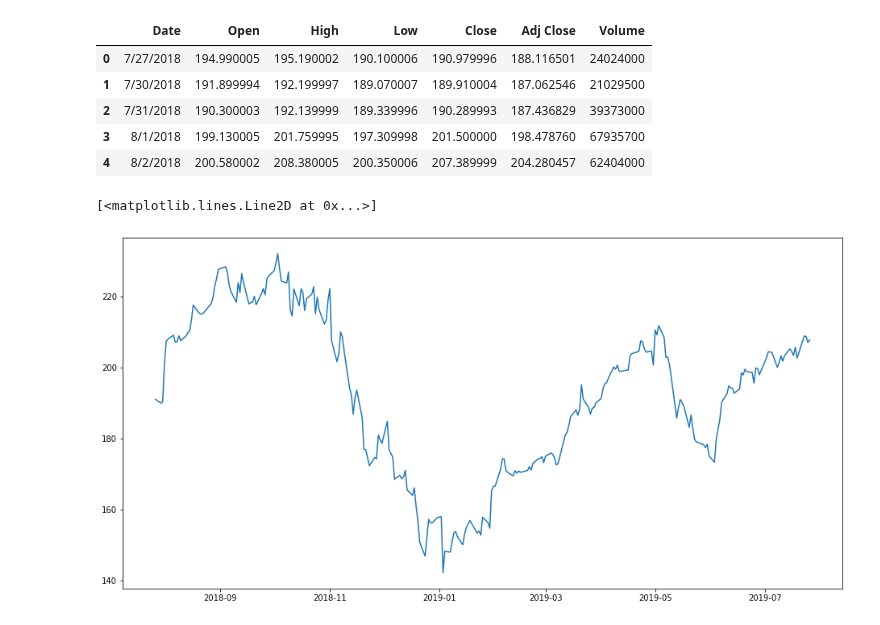
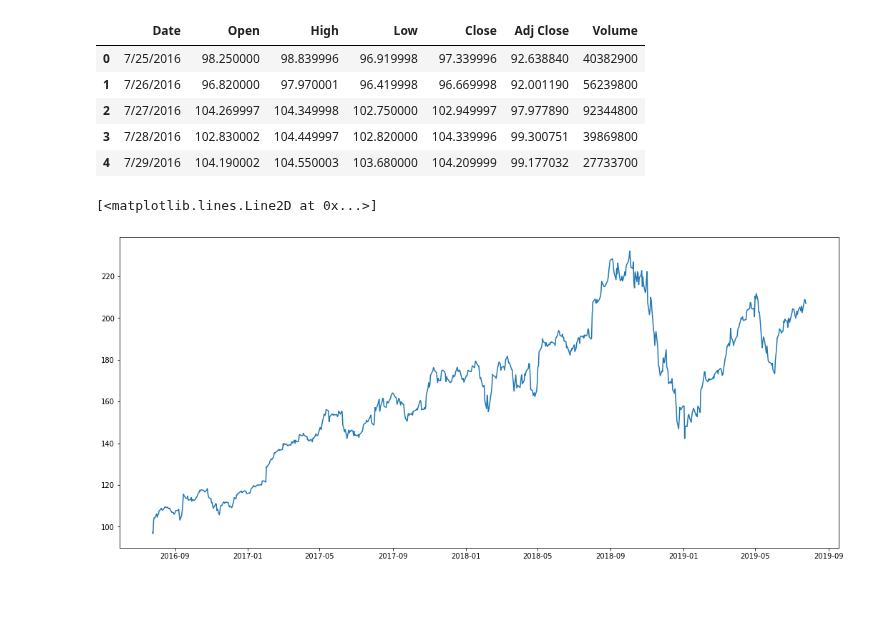
Before and after one commit to Bitakh80/Project-3--Machine-Learning, a Jupyter notebook: Stock Analysis .ipynb, the cells around one changed output. Cells and saved outputs as stored; diff of their text form; code cells hidden in the pictures; blank space fills up the shorter version.

```diff
--- a/Stock Analysis .ipynb
+++ b/Stock Analysis .ipynb
@@ -16,25 +16,25 @@ from sklearn.preprocessing import MinMaxScaler
 scaler = MinMaxScaler(feature_range=(0, 1))
 # %%
 #read the file
-df = pd.read_csv('AAPL.csv')
+df = pd.read_csv('AAPL_1.csv')
 # %%
 #print the head
 df.head()
 # %% [output]
 |  | Date | Open | High | Low | Close | Adj Close | Volume |
-| 0 | 7/27/2018 | 194.990005 | 195.190002 | 190.100006 | 190.979996 | 188.116501 | 24024000 |
-| 1 | 7/30/2018 | 191.899994 | 192.199997 | 189.070007 | 189.910004 | 187.062546 | 21029500 |
-| 2 | 7/31/2018 | 190.300003 | 192.139999 | 189.339996 | 190.289993 | 187.436829 | 39373000 |
-| 3 | 8/1/2018 | 199.130005 | 201.759995 | 197.309998 | 201.500000 | 198.478760 | 67935700 |
-| 4 | 8/2/2018 | 200.580002 | 208.380005 | 200.350006 | 207.389999 | 204.280457 | 62404000 |
+| 0 | 7/25/2016 | 98.250000 | 98.839996 | 96.919998 | 97.339996 | 92.638840 | 40382900 |
+| 1 | 7/26/2016 | 96.820000 | 97.970001 | 96.419998 | 96.669998 | 92.001190 | 56239800 |
+| 2 | 7/27/2016 | 104.269997 | 104.349998 | 102.750000 | 102.949997 | 97.977890 | 92344800 |
+| 3 | 7/28/2016 | 102.830002 | 104.449997 | 102.820000 | 104.339996 | 99.300751 | 39869800 |
+| 4 | 7/29/2016 | 104.190002 | 104.550003 | 103.680000 | 104.209999 | 99.177032 | 27733700 |
 # %%
 #setting index as date
 df['Date'] = pd.to_datetime(df.Date,format='%m/%d/%Y')
 df.index = df['Date']
 
 #plot
-plt.figure(figsize=(16,8))
+plt.figure(figsize=(18,8))
 plt.plot(df['Close'], label='Close Price history')
 # %% [output]
 [<matplotlib.lines.Line2D at 0x...>]
-[figure, old version]
+[figure, new version]
```
Also changed, not shown: parts of 25 cells of this notebook.
